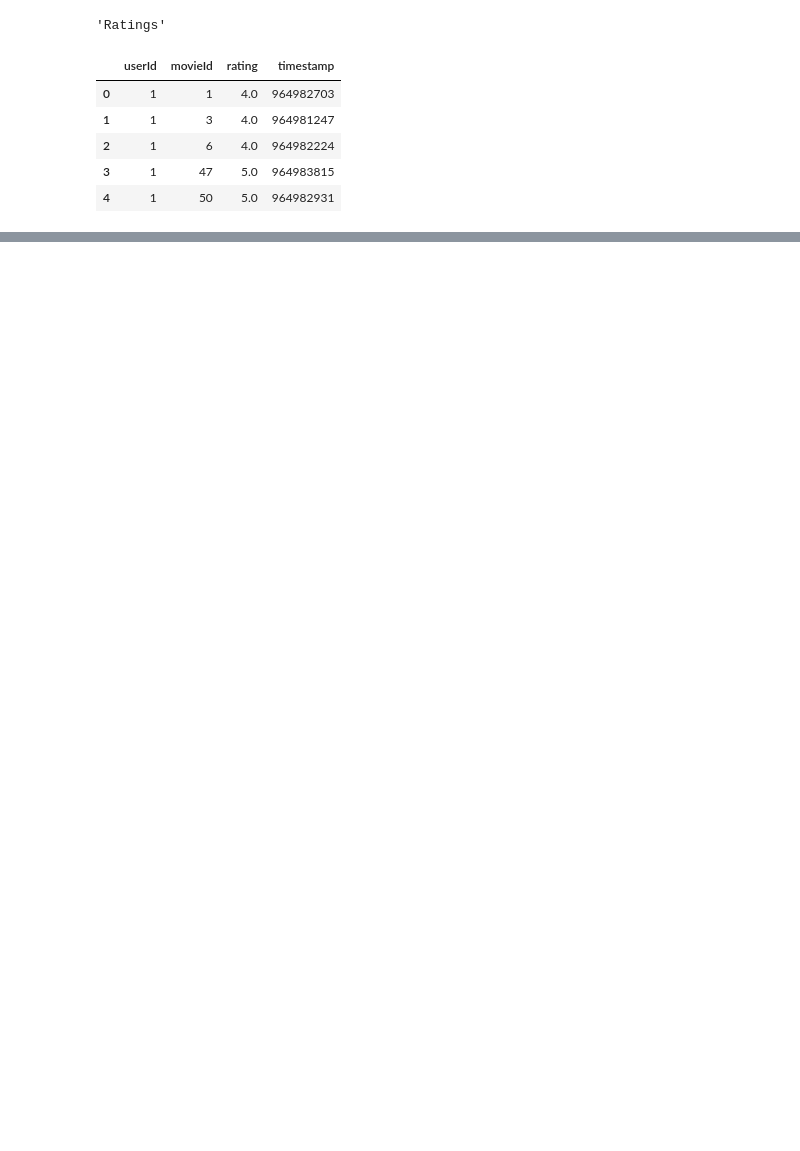
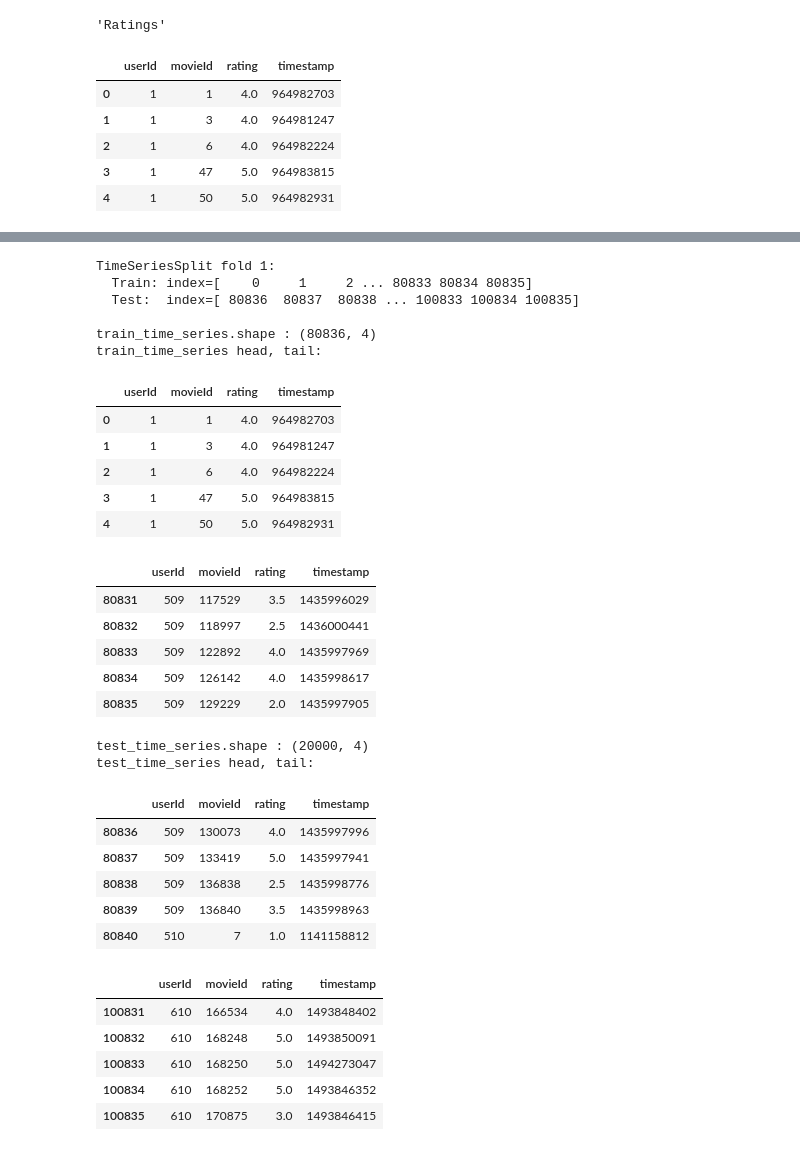
Before and after one commit to nibsuoogee/intelligent-systems-course, a Jupyter notebook: Syyrilä_Elias_Assignment3_Code.ipynb, the cells around one changed output, grey strips where cells are left out. Cells and saved outputs as stored; diff of their text form; code cells hidden in the pictures; blank space fills up the shorter version.

```diff
--- a/Syyrilä_Elias_Assignment3_Code.ipynb
+++ b/Syyrilä_Elias_Assignment3_Code.ipynb
@@ -207,0 +274,67 @@ matrix([[0. , 0. , 4. , ..., 0. , 0. , 0. ],
+# %%
+# 80/20 random train/test split
+all_movie_ids = np.sort(df_ratings['movieId'].unique())
+
+df_train, df_test = train_test_split(df_ratings, test_size=0.2, random_state=1)
+
+df_train = df_train.sort_values(by='timestamp')
+
+# temporal split
+train_time_series = df_ratings
+test_time_series = df_ratings
+
+tscv = TimeSeriesSplit(n_splits=2, test_size=20000)
+for i, (train_index, test_index) in enumerate(tscv.split(df_ratings)):
+    if i == 0:
+        continue
+
+    print(f"TimeSeriesSplit fold {i}:")
+    print(f"  Train: index={train_index}")
+    print(f"  Test:  index={test_index}")
+    print()
+
+    train_time_series = df_ratings.iloc[train_index]
+    test_time_series = df_ratings.iloc[test_index]
+
+    print("train_time_series.shape :", train_time_series.shape)
+    print("train_time_series head, tail:")
+    display(train_time_series.head())
+    display(train_time_series.tail())
+
+    print("test_time_series.shape :",test_time_series.shape)
+    print("test_time_series head, tail:")
+    display(test_time_series.head())
+    display(test_time_series.tail())
+# %% [output]
+TimeSeriesSplit fold 1:
+  Train: index=[    0     1     2 ... 80833 80834 80835]
+  Test:  index=[ 80836  80837  80838 ... 100833 100834 100835]
+
+train_time_series.shape : (80836, 4)
+train_time_series head, tail:
+|  | userId | movieId | rating | timestamp |
+| 0 | 1 | 1 | 4.0 | 964982703 |
+| 1 | 1 | 3 | 4.0 | 964981247 |
+| 2 | 1 | 6 | 4.0 | 964982224 |
+| 3 | 1 | 47 | 5.0 | 964983815 |
+| 4 | 1 | 50 | 5.0 | 964982931 |
+|  | userId | movieId | rating | timestamp |
+| 80831 | 509 | 117529 | 3.5 | 1435996029 |
+| 80832 | 509 | 118997 | 2.5 | 1436000441 |
+| 80833 | 509 | 122892 | 4.0 | 1435997969 |
+| 80834 | 509 | 126142 | 4.0 | 1435998617 |
+| 80835 | 509 | 129229 | 2.0 | 1435997905 |
+test_time_series.shape : (20000, 4)
+test_time_series head, tail:
+|  | userId | movieId | rating | timestamp |
+| 80836 | 509 | 130073 | 4.0 | 1435997996 |
+| 80837 | 509 | 133419 | 5.0 | 1435997941 |
+| 80838 | 509 | 136838 | 2.5 | 1435998776 |
+| 80839 | 509 | 136840 | 3.5 | 1435998963 |
+| 80840 | 510 | 7 | 1.0 | 1141158812 |
+|  | userId | movieId | rating | timestamp |
+| 100831 | 610 | 166534 | 4.0 | 1493848402 |
+| 100832 | 610 | 168248 | 5.0 | 1493850091 |
+| 100833 | 610 | 168250 | 5.0 | 1494273047 |
+| 100834 | 610 | 168252 | 5.0 | 1493846352 |
+| 100835 | 610 | 170875 | 3.0 | 1493846415 |
```
Also changed, not shown: parts of 19 cells of this notebook.
